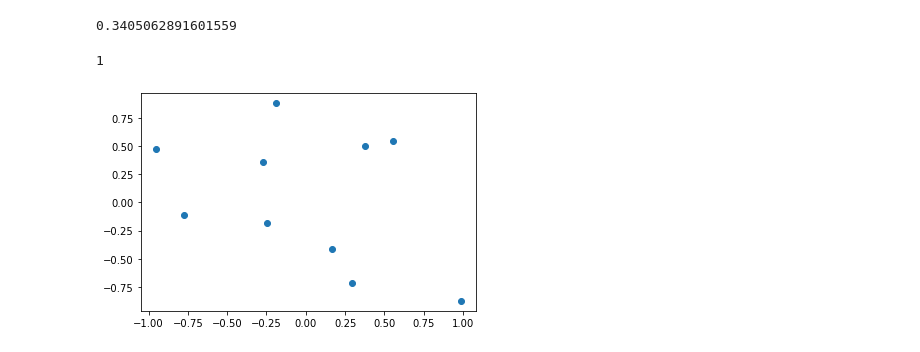
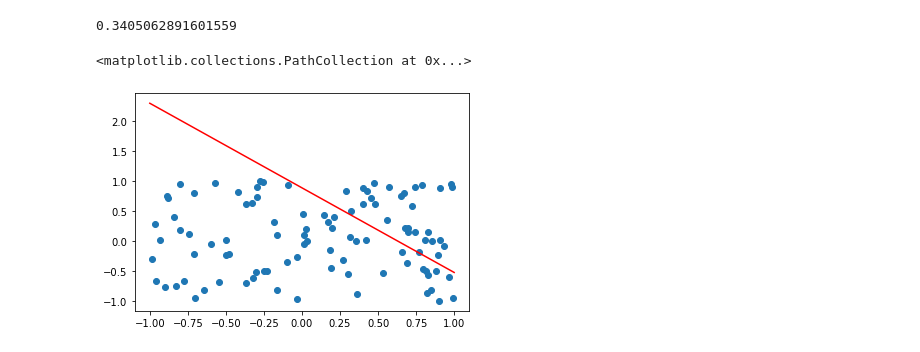
Before and after one commit to parsley22/learning-from-data, a Jupyter notebook: homework/week1.ipynb, the cells around one changed output. Drawn from its saved outputs; the diff is of its cells as text; code cells hidden in the pictures.

```diff
--- a/homework/week1.ipynb
+++ b/homework/week1.ipynb
@@ -149,37 +111,41 @@ class perceptron:
 
             if n_iterations == 1:
                 misclassified = self.X
 
             else:
                 for x in self.X:
                     y_actual = self.f(x)
                     y_predict = self.g(x)
                     if y_actual != y_predict:
                         misclassified.append(x)
 
-            plt.scatter(misclassified[:,0], misclassified[:,1])
-
-            break
             if not misclassified.all():
                 break
 
             # choose random point
 
             w_old = self.w
             i = np.random.randint(0, len(misclassified))
             x = misclassified[i]
             self.w += np.array(x).T * self.f(x)
 
             convergence.append(np.sum(self.w) - np.sum(w_old))
 
             misclassified = []
 
         plt.plot(convergence)
         return n_iterations
 
-perceptron = perceptron(2,10)
+perceptron = perceptron(2,100)
 perceptron.build()
-perceptron.train()
+a = perceptron.a
+b = perceptron.b
+x = np.linspace(-1,1,100)
+y = a*x + b
+plt.plot(x,y,'-r')
+plt.scatter(perceptron.X[:,0], perceptron.X[:,1])
+
+#perceptron.train()
 # %% [output]
-1
+<matplotlib.collections.PathCollection at 0x...>
-[figure, old version]
+[figure, new version]
```
Also changed, not shown: parts of 2 cells of this notebook.
